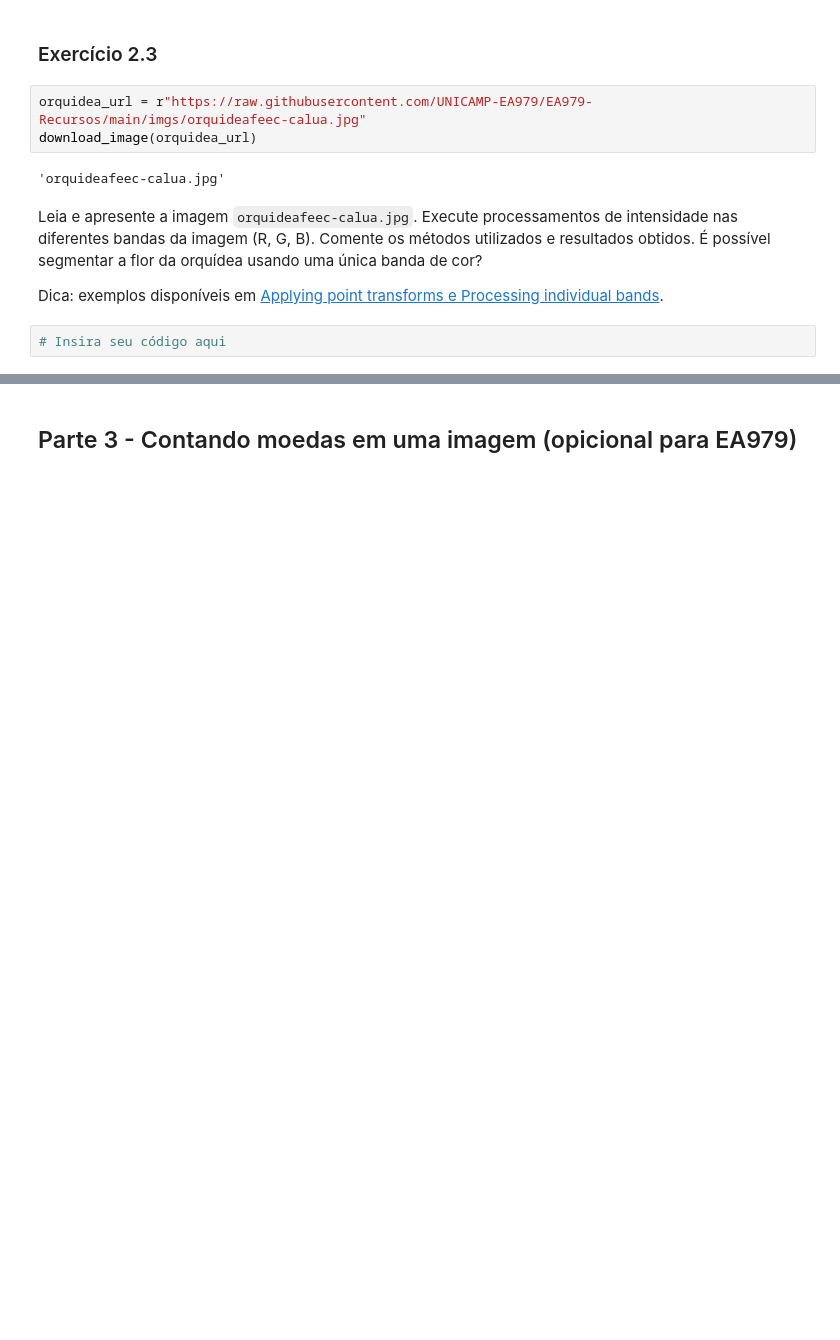
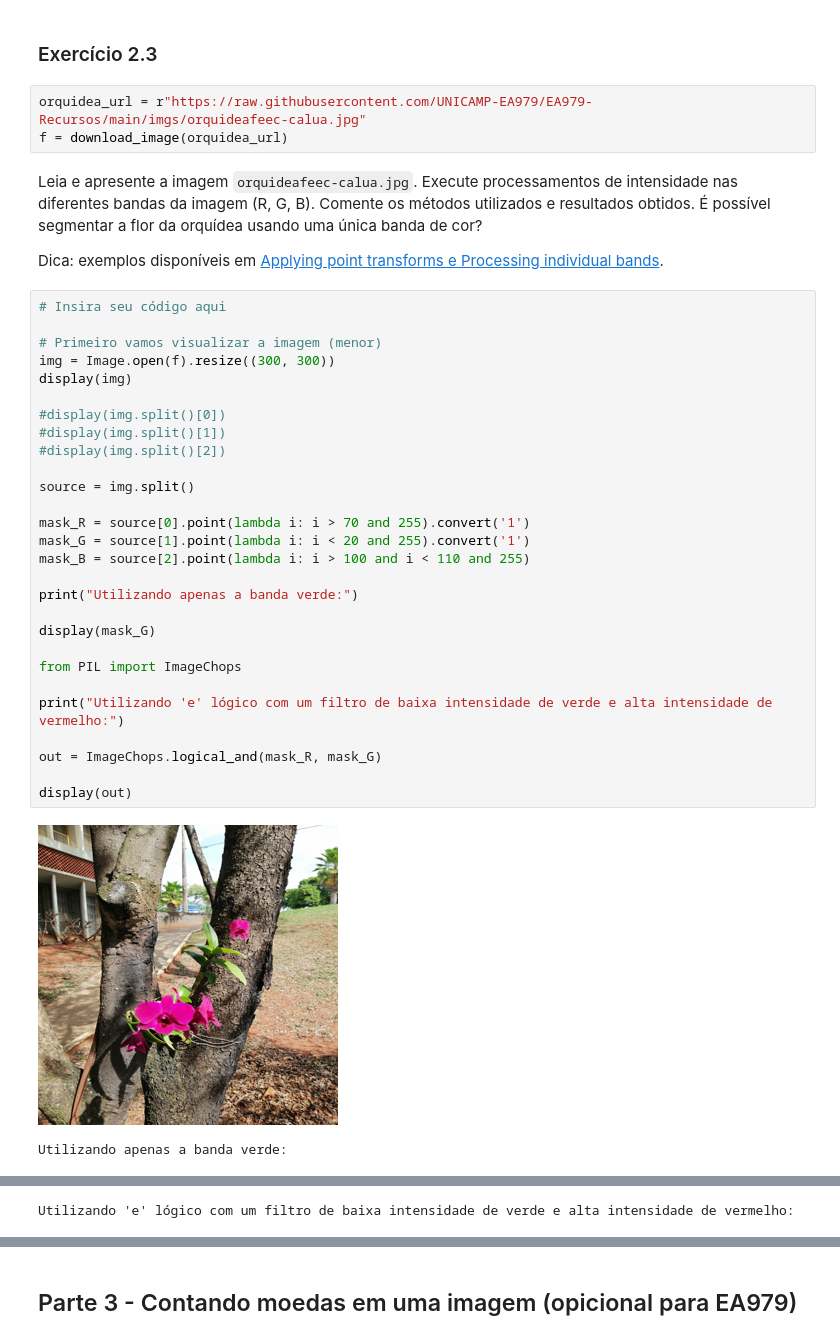
Before and after one commit to UNICAMP-EA979/2026s1-pi03-transforma-ointensidade-g248527, a Jupyter notebook: Atividade.ipynb, the cells around one changed output, grey strips where cells are left out. Saved outputs shown, nothing was run; the diff lists cells and outputs as text; blank space fills up the shorter version.

```diff
--- a/Atividade.ipynb
+++ b/Atividade.ipynb
@@ -267,12 +267,39 @@ plt.plot(T2)
 ### Exercício 2.3
 # %%
 orquidea_url = r"https://raw.githubusercontent.com/UNICAMP-EA979/EA979-Recursos/main/imgs/orquideafeec-calua.jpg"
-download_image(orquidea_url)
+f = download_image(orquidea_url)
-# %% [output]
-'orquideafeec-calua.jpg'
 # %% [markdown]
 Leia e apresente a imagem `orquideafeec-calua.jpg`. Execute processamentos de intensidade nas diferentes bandas da imagem (R, G, B). Comente os métodos utilizados e resultados obtidos. É possível segmentar a flor da orquídea usando uma única banda de cor?
 
 Dica: exemplos disponíveis em [Applying point transforms e Processing individual bands](https://pillow.readthedocs.io/en/stable/handbook/tutorial.html#image-enhancement).
-# %%
-# Insira seu código aqui
+# %%
+# Insira seu código aqui
+
+# Primeiro vamos visualizar a imagem (menor)
+img = Image.open(f).resize((300, 300))
+display(img)
+
+#display(img.split()[0])
+#display(img.split()[1])
+#display(img.split()[2])
+
+source = img.split()
+
+mask_R = source[0].point(lambda i: i > 70 and 255).convert('1')
+mask_G = source[1].point(lambda i: i < 20 and 255).convert('1')
+mask_B = source[2].point(lambda i: i > 100 and i < 110 and 255)
+
+print("Utilizando apenas a banda verde:")
+
+display(mask_G)
+
+from PIL import ImageChops
+
+print("Utilizando 'e' lógico com um filtro de baixa intensidade de verde e alta intensidade de vermelho:")
+
+out = ImageChops.logical_and(mask_R, mask_G)
+
+display(out)
+# %% [output]
+[figure, added]
+Utilizando apenas a banda verde:
@@ -278,0 +307 @@ Dica: exemplos disponíveis em [Applying point transforms e Processing individua
+Utilizando 'e' lógico com um filtro de baixa intensidade de verde e alta intensidade de vermelho:
```
Also changed, not shown: parts of 2 cells of this notebook.
